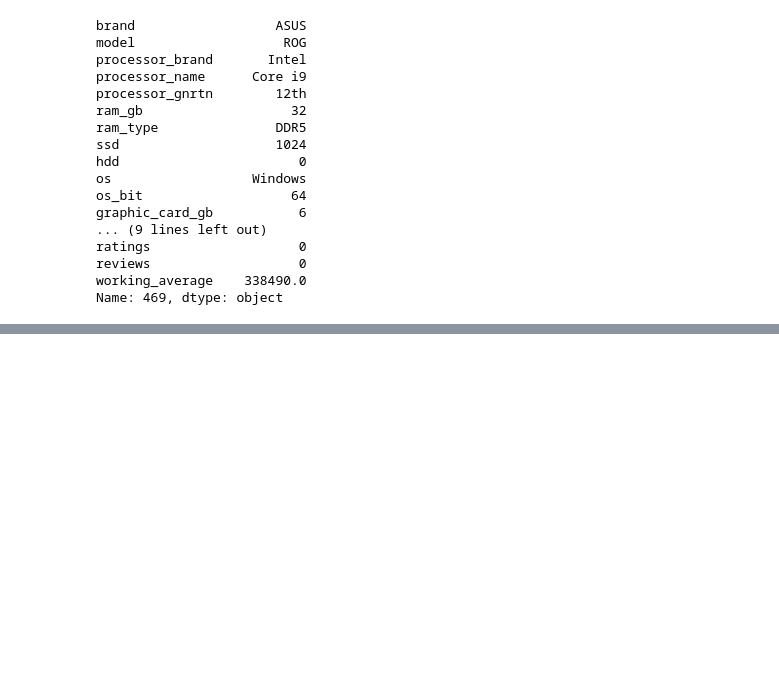
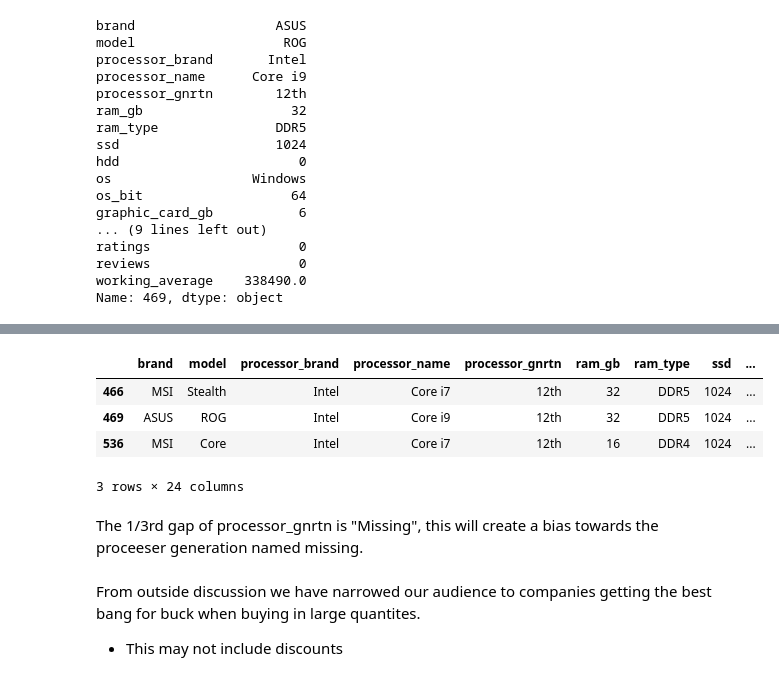
Before and after one commit to laptop-project/data, a Jupyter notebook: cleaned_laptop_workbook.ipynb, the cells around one changed output, grey strips where cells are left out. Cells and saved outputs as stored; diff of their text form; code cells hidden in the pictures; blank space fills up the shorter version.

```diff
--- a/cleaned_laptop_workbook.ipynb
+++ b/cleaned_laptop_workbook.ipynb
@@ -155,0 +203,15 @@ We are starting with businesses
+# %%
+df[df['processor_gnrtn'] == "12th"]
+# the current generational model is 13th this informs us that the dataset is a little olf
+# on further investigation there are much more older models then new
+# %% [output]
+|  | brand | model | processor_brand | processor_name | processor_gnrtn | ram_gb | ram_type | ssd | ... |
+| 466 | MSI | Stealth | Intel | Core i7 | 12th | 32 | DDR5 | 1024 | ... |
+| 469 | ASUS | ROG | Intel | Core i9 | 12th | 32 | DDR5 | 1024 | ... |
+| 536 | MSI | Core | Intel | Core i7 | 12th | 16 | DDR4 | 1024 | ... |
+3 rows × 24 columns
+# %% [markdown]
+The 1/3rd gap of processor_gnrtn is "Missing", this will create a bias towards the proceeser generation named missing.
+# %% [markdown]
+From outside discussion we have narrowed our audience to companies getting the best bang for buck when buying in large quantites.
+- This may not include discounts
```
Also changed, not shown: parts of 8 cells of this notebook.
